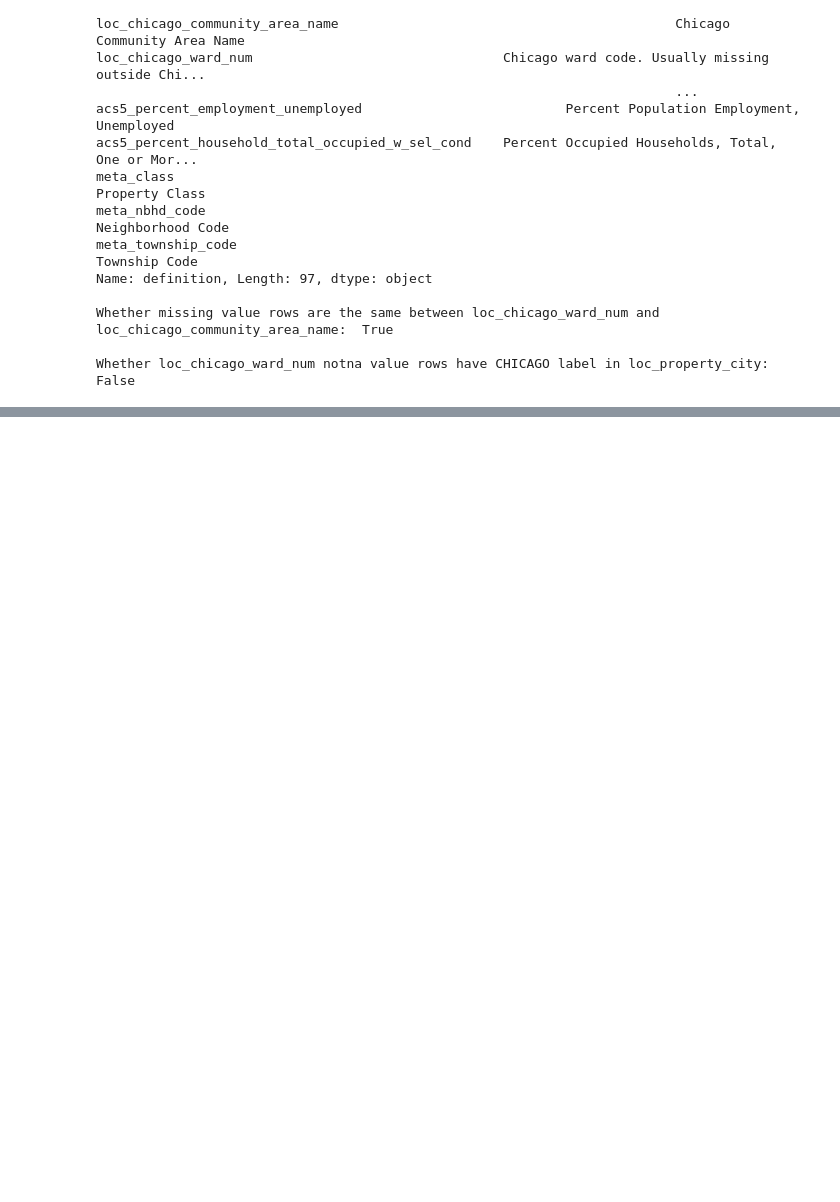
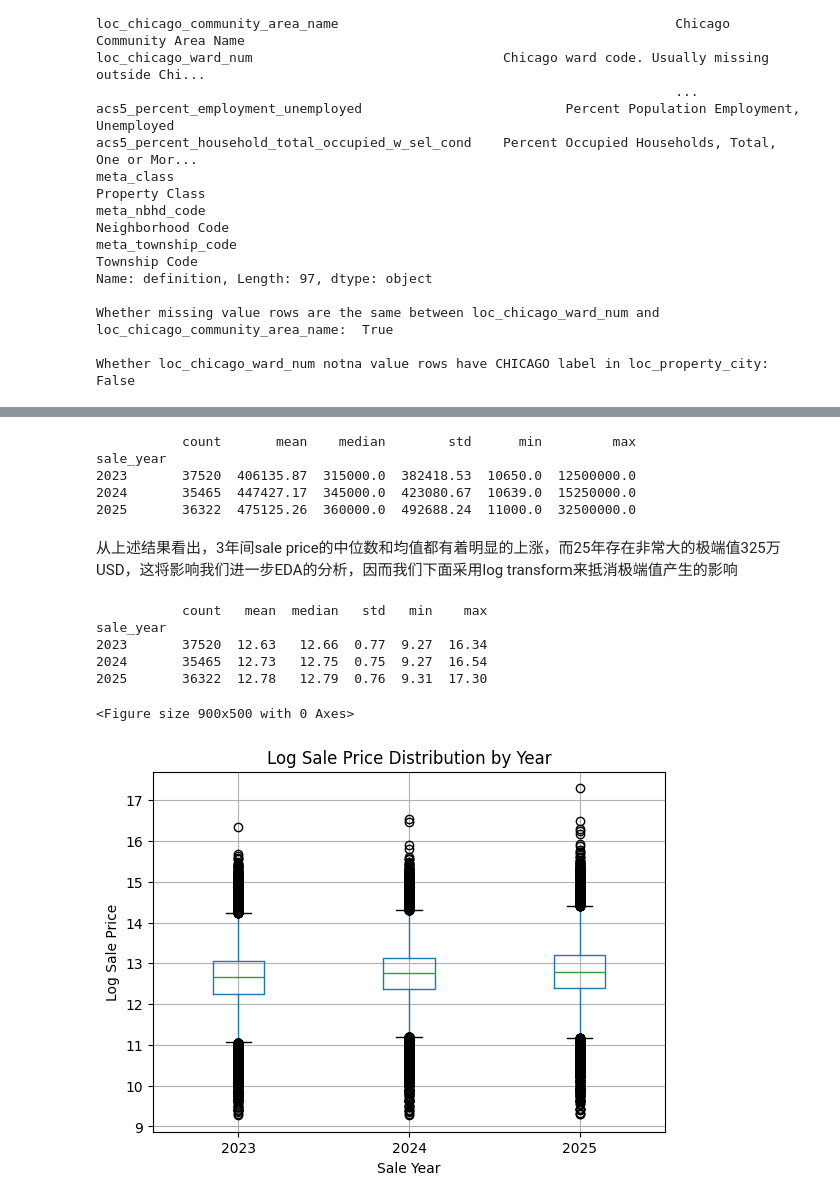
Before and after one commit to Chongchenjiang/QBUS6810-ml, a Jupyter notebook: assignment_6810.ipynb, the cells around one changed output, grey strips where cells are left out. Drawn from its saved outputs; the diff is of its cells as text; code cells hidden in the pictures; blank space fills up the shorter version.

```diff
--- a/assignment_6810.ipynb
+++ b/assignment_6810.ipynb
@@ -351,0 +463,56 @@ property_list["loc_chicago_ward_num"] = Area
+# %%
+year_price_summary = sales_property.groupby('sale_year')['sale_price'].agg(
+    count='count',
+    mean='mean',
+    median='median',
+    std='std',
+    min='min',
+    max='max'
+)
+
+print(year_price_summary.round(2))
+# %% [output]
+           count       mean    median        std      min         max
+sale_year
+2023       37520  406135.87  315000.0  382418.53  10650.0  12500000.0
+2024       35465  447427.17  345000.0  423080.67  10639.0  15250000.0
+2025       36322  475125.26  360000.0  492688.24  11000.0  32500000.0
+# %% [markdown]
+从上述结果看出，3年间sale price的中位数和均值都有着明显的上涨，而25年存在非常大的极端值325万USD，这将影响我们进一步EDA的分析，因而我们下面采用log transform来抵消极端值产生的影响
+# %%
+# Already checked that all sale prices are larger than 0
+# use log transform to offset the influence of extreme value
+sales_property['log_sale_price'] = np.log1p(sales_property['sale_price'])
+
+year_logprice_summary = sales_property.groupby('sale_year')['log_sale_price'].agg(
+    count='count',
+    mean='mean',
+    median='median',
+    std='std',
+    min='min',
+    max='max'
+)
+
+plt.figure(figsize=(9, 5))
+
+print(year_logprice_summary.round(2))
+
+# Draw the boxplot to find
+sales_property.boxplot(
+    column='log_sale_price',
+    by='sale_year'
+)
+
+plt.title('Log Sale Price Distribution by Year')
+plt.suptitle('')
+plt.xlabel('Sale Year')
+plt.ylabel('Log Sale Price')
+plt.show()
+# %% [output]
+           count   mean  median   std   min    max
+sale_year
+2023       37520  12.63   12.66  0.77  9.27  16.34
+2024       35465  12.73   12.75  0.75  9.27  16.54
+2025       36322  12.78   12.79  0.76  9.31  17.30
+<Figure size 900x500 with 0 Axes>
+[figure, added]
```
Also changed, not shown: parts of 33 cells of this notebook.
